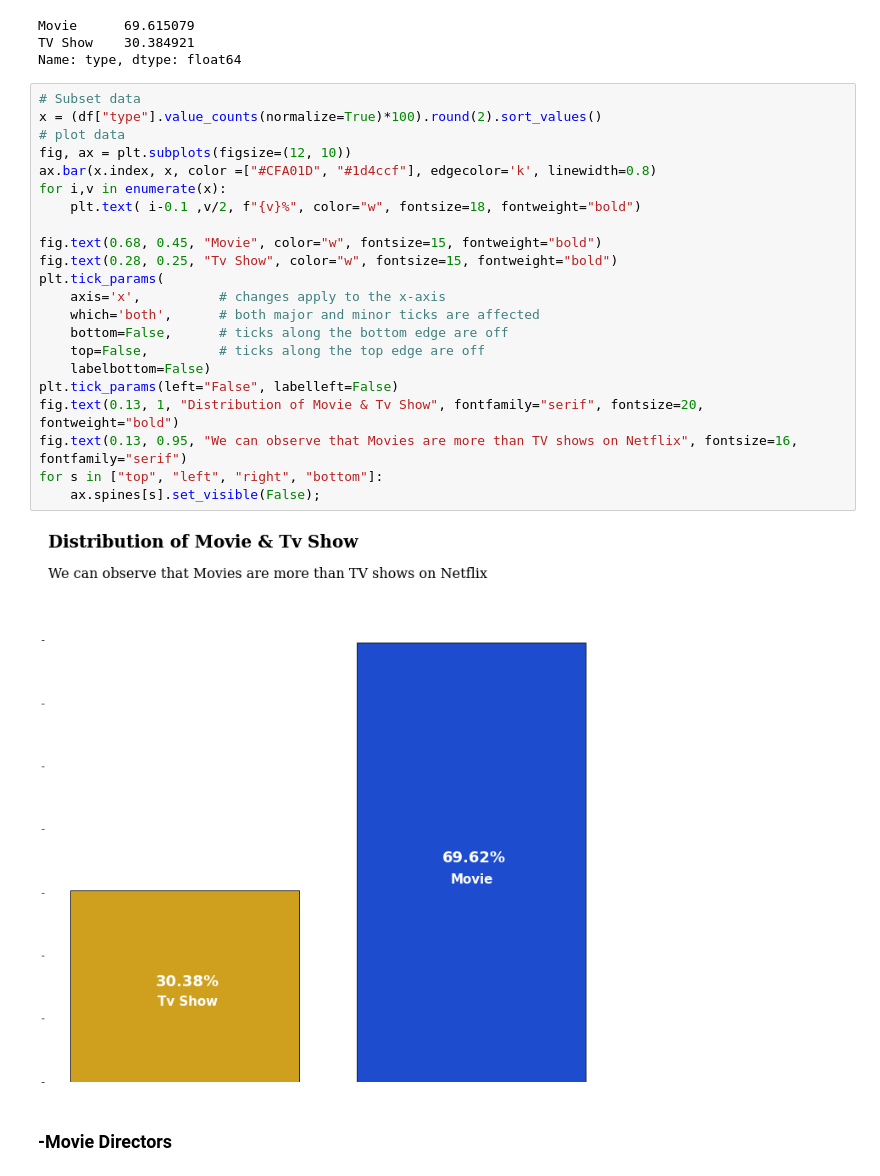
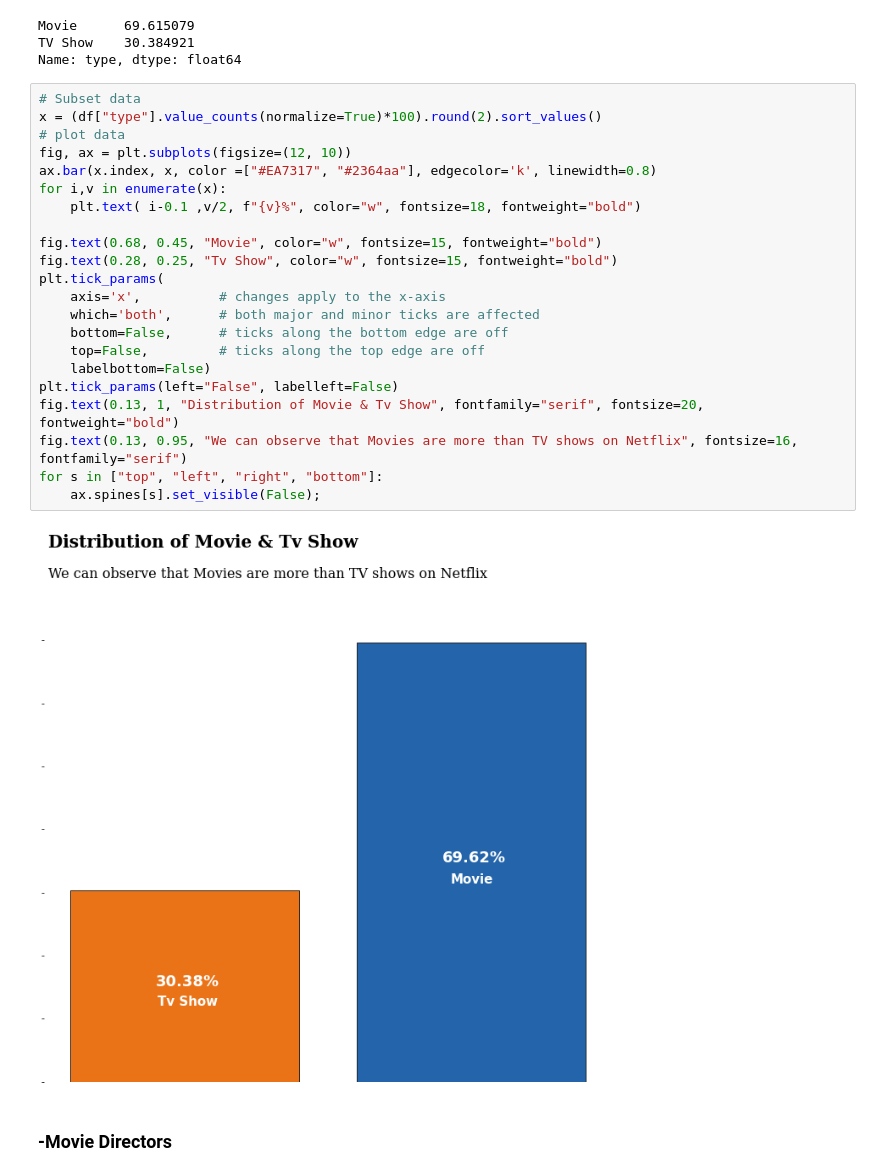
Before and after one commit to TheBlueZayn/Netflix-EDA, a Jupyter notebook: main.ipynb, the cells around one changed output. Drawn from its saved outputs; the diff is of its cells as text.

```diff
--- a/main.ipynb
+++ b/main.ipynb
@@ -248,27 +248,27 @@ Name: type, dtype: float64
 # %%
 # Subset data
 x = (df["type"].value_counts(normalize=True)*100).round(2).sort_values()
 # plot data
 fig, ax = plt.subplots(figsize=(12, 10))
-ax.bar(x.index, x, color =["#CFA01D", "#1d4ccf"], edgecolor='k', linewidth=0.8)
+ax.bar(x.index, x, color =["#EA7317", "#2364aa"], edgecolor='k', linewidth=0.8)
 for i,v in enumerate(x):
     plt.text( i-0.1 ,v/2, f"{v}%", color="w", fontsize=18, fontweight="bold")
 
 fig.text(0.68, 0.45, "Movie", color="w", fontsize=15, fontweight="bold")
 fig.text(0.28, 0.25, "Tv Show", color="w", fontsize=15, fontweight="bold")
 plt.tick_params(
     axis='x',          # changes apply to the x-axis
     which='both',      # both major and minor ticks are affected
     bottom=False,      # ticks along the bottom edge are off
     top=False,         # ticks along the top edge are off
     labelbottom=False)
 plt.tick_params(left="False", labelleft=False)
 fig.text(0.13, 1, "Distribution of Movie & Tv Show", fontfamily="serif", fontsize=20, fontweight="bold")
 fig.text(0.13, 0.95, "We can observe that Movies are more than TV shows on Netflix", fontsize=16, fontfamily="serif")
 for s in ["top", "left", "right", "bottom"]:
     ax.spines[s].set_visible(False);
 # %% [output]
-[figure, old version]
+[figure, new version]
 # %% [markdown]
 ### -Movie Directors
 # %% [markdown]
```
Also changed, not shown: parts of 2 cells of this notebook.
